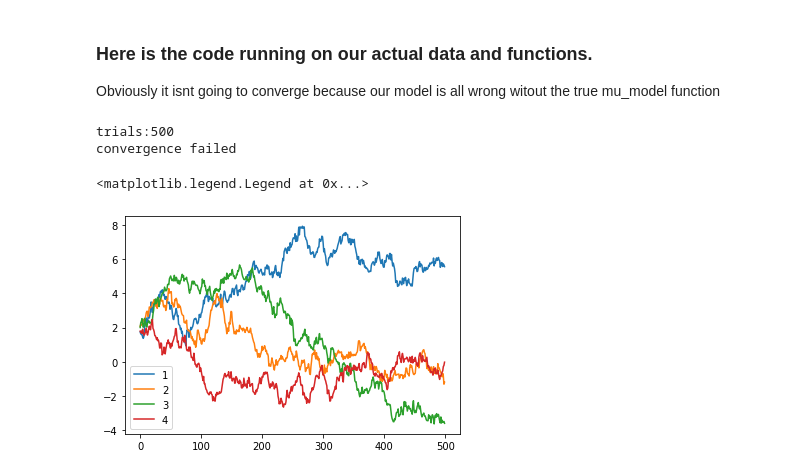
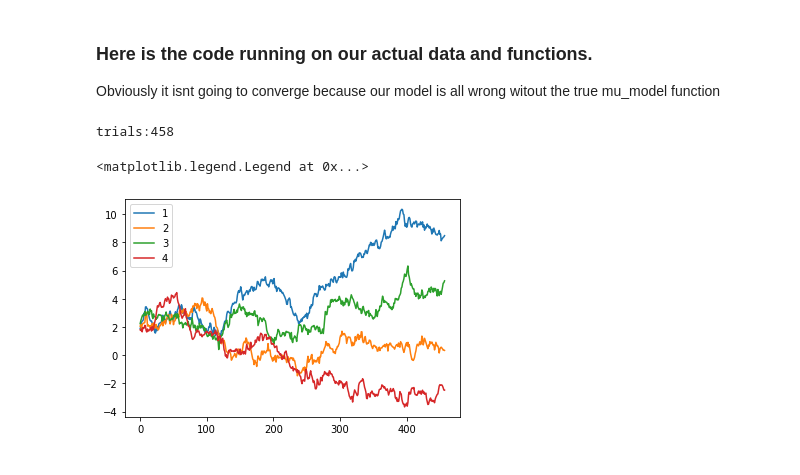
Before and after one commit to baiydaavi/bayesian_inference, a Jupyter notebook: function_and_classes.ipynb, the cells around one changed output. Drawn from its saved outputs; the diff is of its cells as text; code cells hidden in the pictures.

```diff
--- a/function_and_classes.ipynb
+++ b/function_and_classes.ipynb
@@ -86,8 +86,8 @@ def chain(data, max_trials=10000, convergence_window=50, convergence_threshhold=
         candidate = np.random.normal(current,variances)
         i += 1
         if metropolis(current, candidate, data, prior_func, likelihood_func):
-            chain.append(candidate)
             current = candidate
+        chain.append(current)
         convergence = convergence_test(chain, convergence_window, convergence_threshhold)
 
     print('trials:{}'.format(i))
@@ -124,11 +124,10 @@ we expect for $p1$ to converge to $e$ and $p3$ to converge to 1. $p2$ and $p4$ s
 ### Here is the code running on our actual data and functions.
  Obviously it isnt going to converge because our model is all wrong witout the true mu_model function
 # %%
-chn = chain(data_lcparam, max_trials=500, convergence_threshhold=.05)
+chn = chain(data_lcparam, max_trials=1000, convergence_threshhold=.05)
 plt.plot(chn)
 plt.legend('1234')
 # %% [output]
-trials:500
-convergence failed
+trials:458
 <matplotlib.legend.Legend at 0x...>
-[figure, old version]
+[figure, new version]
```
